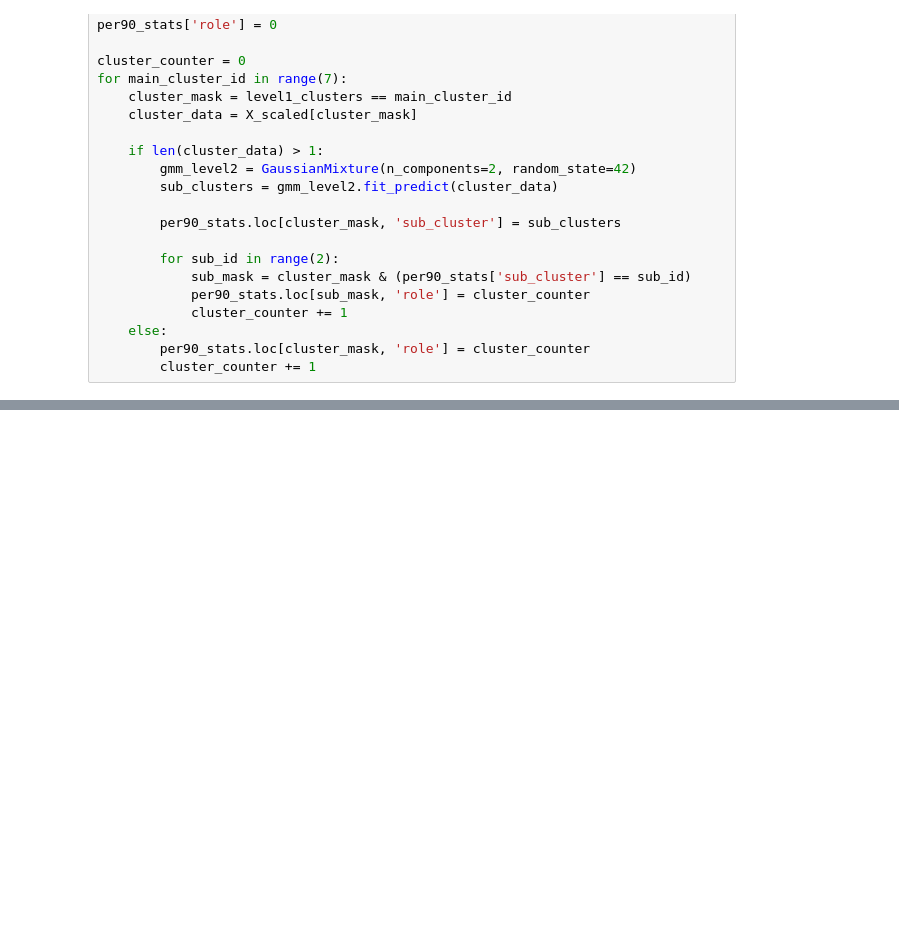
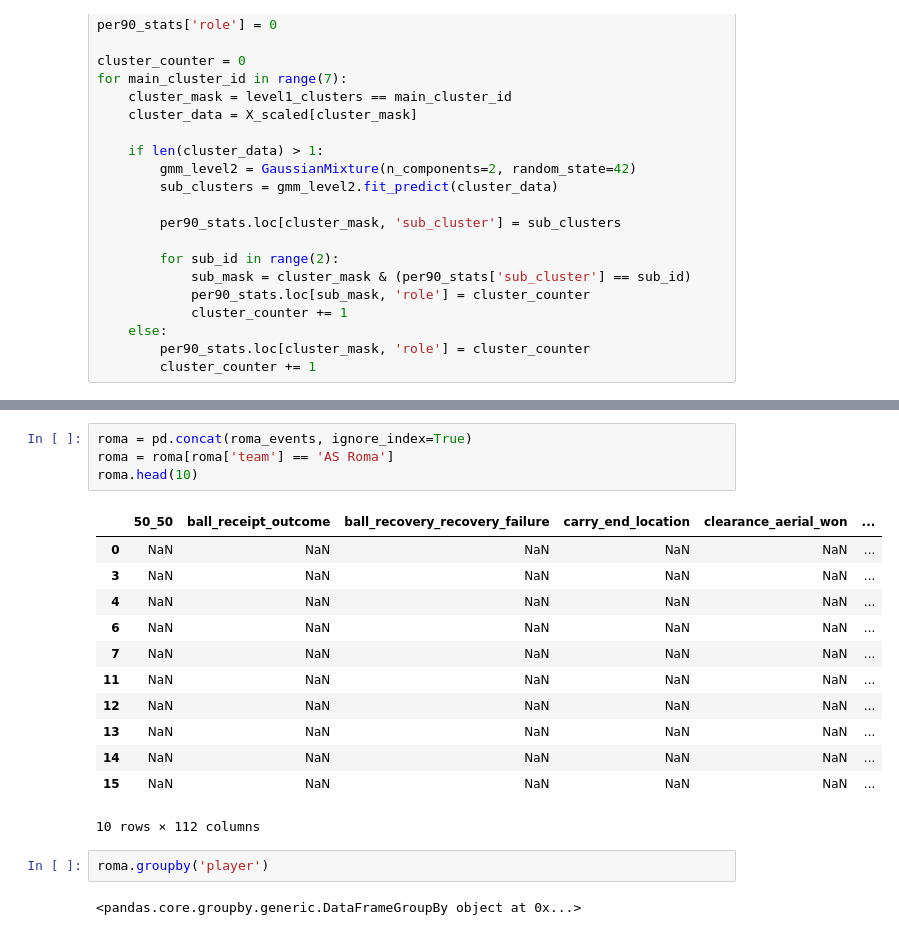
Before and after one commit to levokond/clustering-players-profiles, a Jupyter notebook: sb_data_importing.ipynb, the cells around one changed output, grey strips where cells are left out. Cells and saved outputs as stored; diff of their text form; blank space fills up the shorter version.

```diff
--- a/sb_data_importing.ipynb
+++ b/sb_data_importing.ipynb
@@ -621,0 +655,21 @@ per90_stats.loc[per90_stats['role'] == (10)].head(10)
+# %%
+roma = pd.concat(roma_events, ignore_index=True)
+roma = roma[roma['team'] == 'AS Roma']
+roma.head(10)
+# %% [output]
+|  | 50_50 | ball_receipt_outcome | ball_recovery_recovery_failure | carry_end_location | clearance_aerial_won | ... |
+| 0 | NaN | NaN | NaN | NaN | NaN | ... |
+| 3 | NaN | NaN | NaN | NaN | NaN | ... |
+| 4 | NaN | NaN | NaN | NaN | NaN | ... |
+| 6 | NaN | NaN | NaN | NaN | NaN | ... |
+| 7 | NaN | NaN | NaN | NaN | NaN | ... |
+| 11 | NaN | NaN | NaN | NaN | NaN | ... |
+| 12 | NaN | NaN | NaN | NaN | NaN | ... |
+| 13 | NaN | NaN | NaN | NaN | NaN | ... |
+| 14 | NaN | NaN | NaN | NaN | NaN | ... |
+| 15 | NaN | NaN | NaN | NaN | NaN | ... |
+10 rows × 112 columns
+# %%
+roma.groupby('player')
+# %% [output]
+<pandas.core.groupby.generic.DataFrameGroupBy object at 0x...>
```
Also changed, not shown: parts of 11 cells of this notebook.
